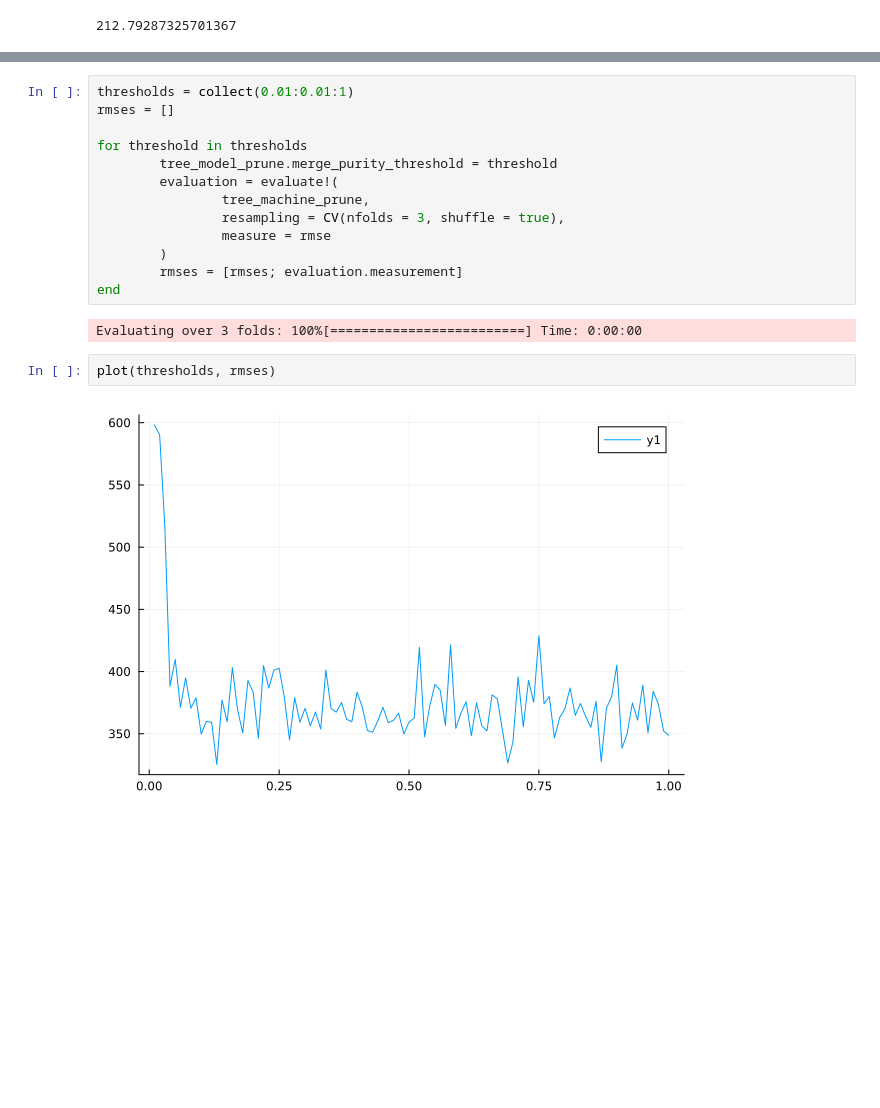
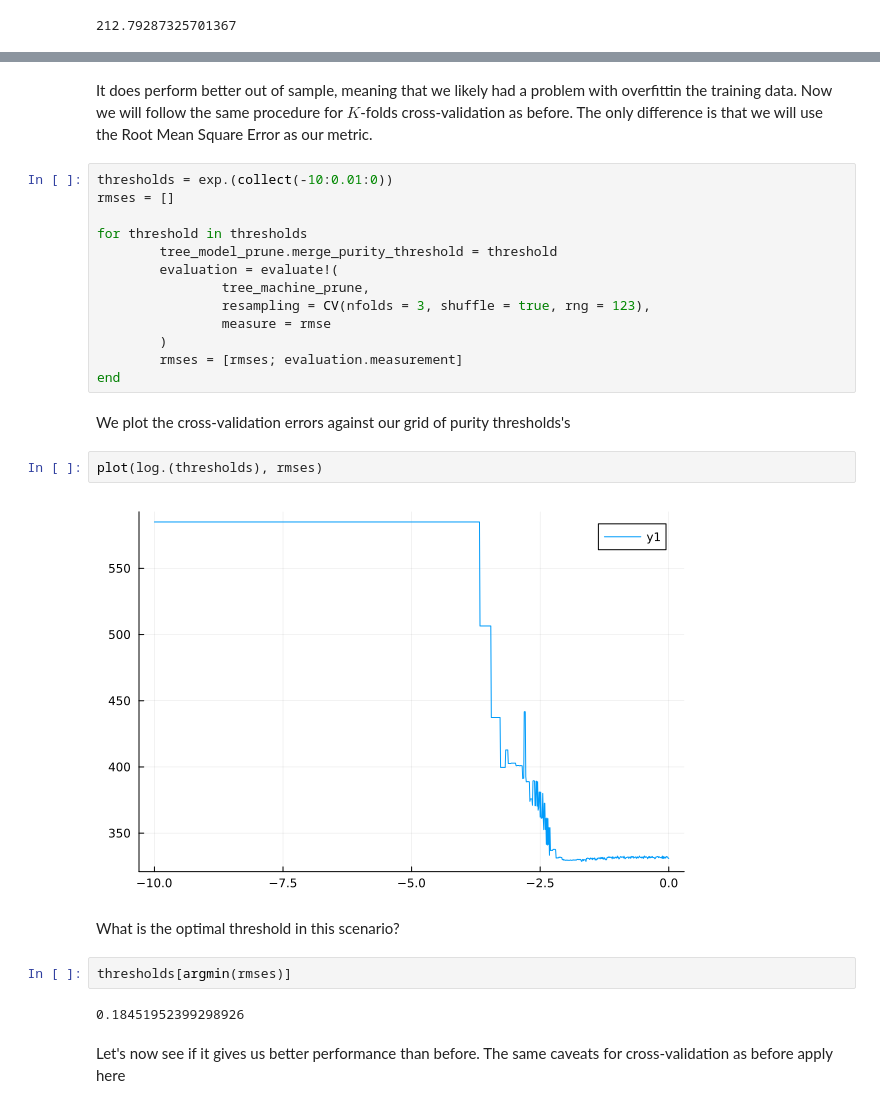
Before and after one commit to d2cml-ai/CausalAI-Course, a Jupyter notebook: Labs/PD/PD9/julia.ipynb, the cells around one changed output, grey strips where cells are left out. Saved outputs shown, nothing was run; the diff lists cells and outputs as text; blank space fills up the shorter version.

```diff
--- a/Labs/PD/PD9/julia.ipynb
+++ b/Labs/PD/PD9/julia.ipynb
@@ -334,22 +425,32 @@ sqrt(mean((predictions_prune - y[test]) .^ 2))
+# %% [markdown]
+It does perform better out of sample, meaning that we likely had a problem with overfittin the training data. Now we will follow the same procedure for $K$-folds cross-validation as before. The only difference is that we will use the Root Mean Square Error as our metric.
 # %%
-thresholds = collect(0.01:0.01:1)
+thresholds = exp.(collect(-10:0.01:0))
 rmses = []
 
 for threshold in thresholds
         tree_model_prune.merge_purity_threshold = threshold
         evaluation = evaluate!(
                 tree_machine_prune,
-                resampling = CV(nfolds = 3, shuffle = true),
+                resampling = CV(nfolds = 3, shuffle = true, rng = 123),
                 measure = rmse
         )
         rmses = [rmses; evaluation.measurement]
 end
-# %% [output]
-Evaluating over 3 folds: 100%[=========================] Time: 0:00:00
+# %% [markdown]
+We plot the cross-validation errors against our grid of purity thresholds's
 # %%
-plot(thresholds, rmses)
+plot(log.(thresholds), rmses)
 # %% [output]
-[figure, old version]
+[figure, new version]
+# %% [markdown]
+What is the optimal threshold in this scenario?
+# %%
+thresholds[argmin(rmses)]
+# %% [output]
+0.18451952399298926
+# %% [markdown]
+Let's now see if it gives us better performance than before. The same caveats for cross-validation as before apply here
 # %%
 tree_model_prune = DecisionTreeRegressor(post_prune = true, merge_purity_threshold = thresholds[argmin(rmses)])
 tree_machine_prune = machine(tree_model_prune, X[train, :], y[train])
```
Also changed, not shown: parts of 50 cells of this notebook, 1 other file.
